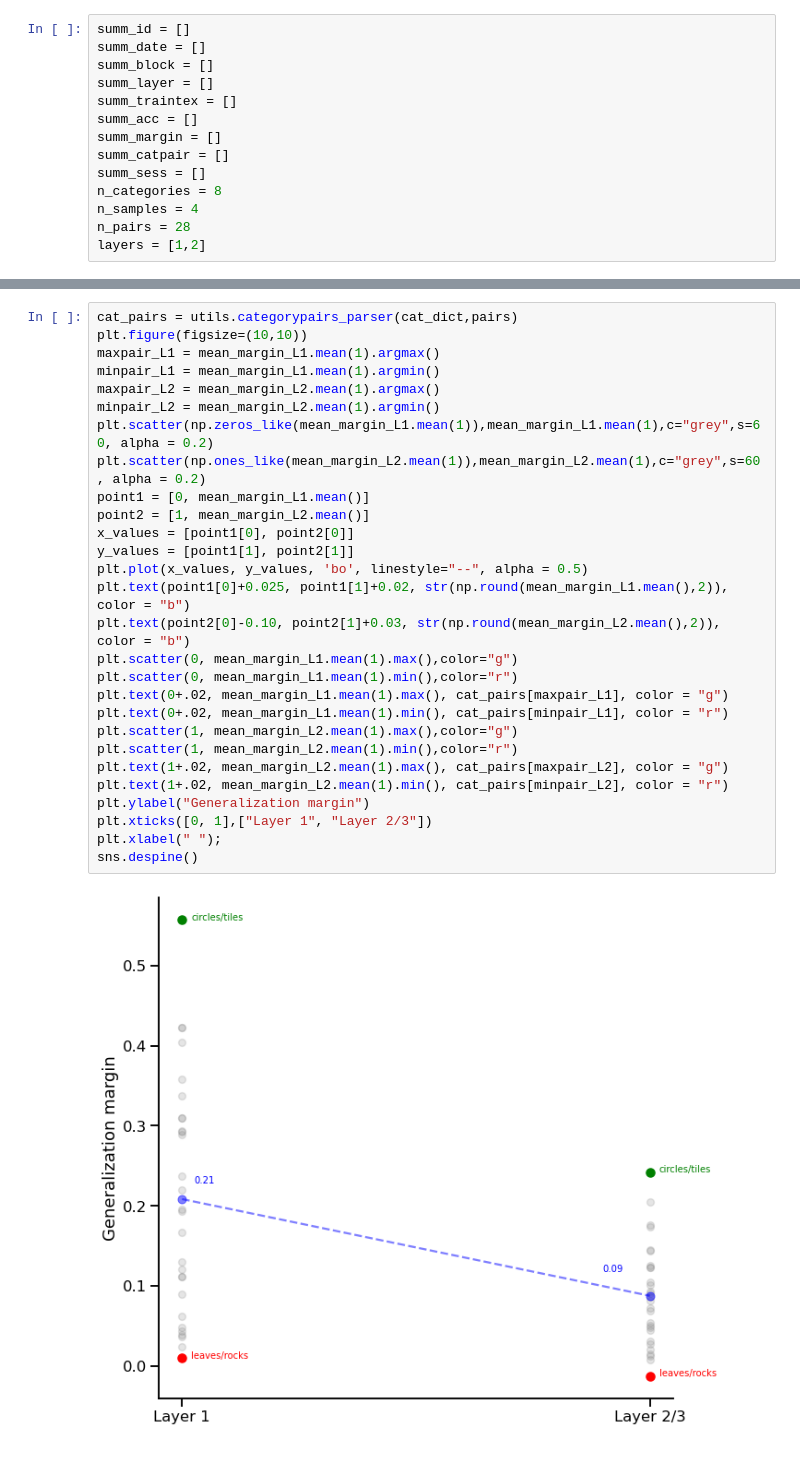
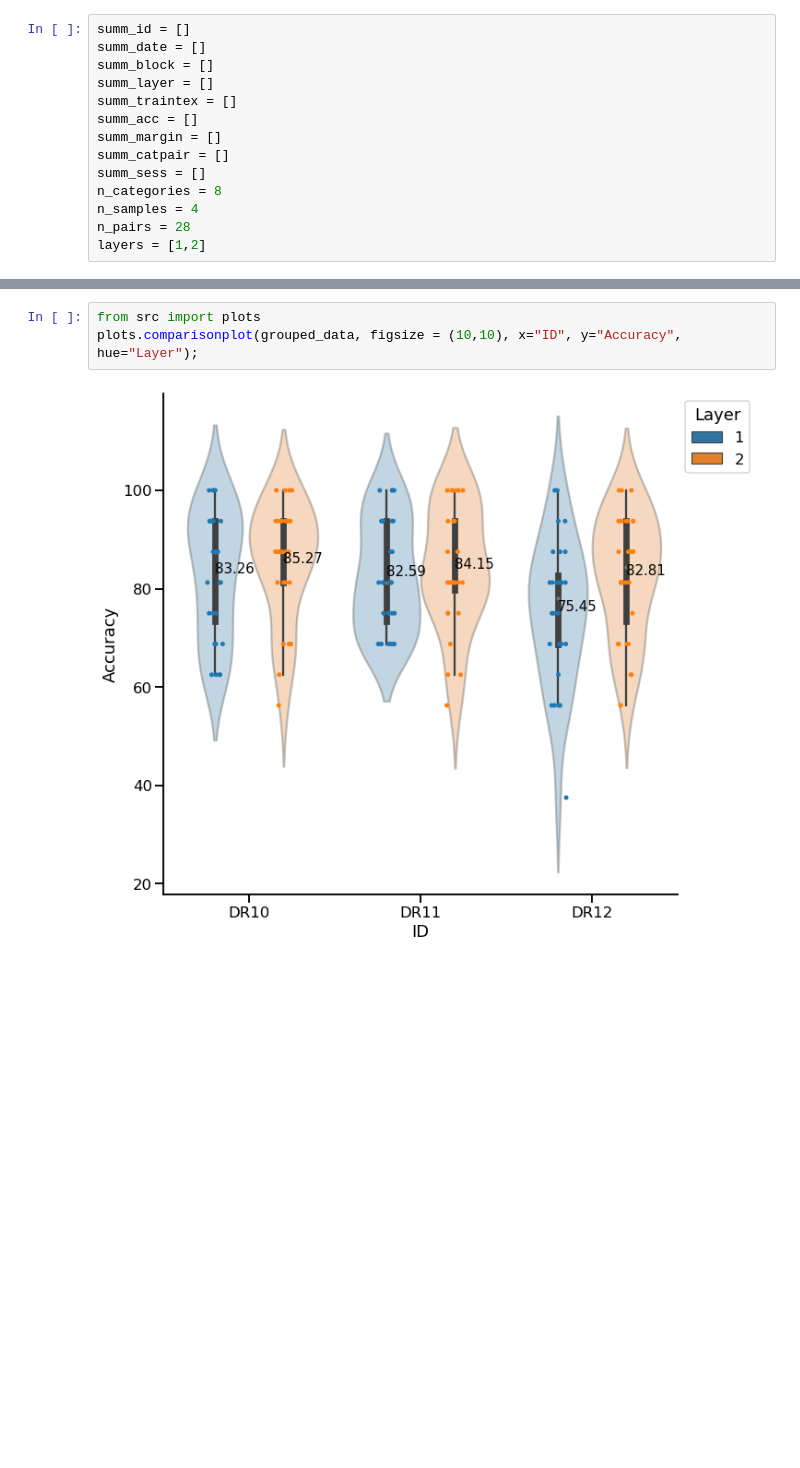
Before and after one commit to NunezKant/Dprime, a Jupyter notebook: PassiveStim/scripts/Minimal load example.ipynb, the cells around one changed output, grey strips where cells are left out. Drawn from its saved outputs; the diff is of its cells as text; blank space fills up the shorter version.

```diff
--- a/PassiveStim/scripts/Minimal load example.ipynb
+++ b/PassiveStim/scripts/Minimal load example.ipynb
@@ -147,30 +127,5 @@ Sessions[0].mean_margin_L1.shape
-# %%
-cat_pairs = utils.categorypairs_parser(cat_dict,pairs)
-plt.figure(figsize=(10,10))
-maxpair_L1 = mean_margin_L1.mean(1).argmax()
-minpair_L1 = mean_margin_L1.mean(1).argmin()
-maxpair_L2 = mean_margin_L2.mean(1).argmax()
-minpair_L2 = mean_margin_L2.mean(1).argmin()
-plt.scatter(np.zeros_like(mean_margin_L1.mean(1)),mean_margin_L1.mean(1),c="grey",s=60, alpha = 0.2)
-plt.scatter(np.ones_like(mean_margin_L2.mean(1)),mean_margin_L2.mean(1),c="grey",s=60, alpha = 0.2)
-point1 = [0, mean_margin_L1.mean()]
-point2 = [1, mean_margin_L2.mean()]
-x_values = [point1[0], point2[0]]
-y_values = [point1[1], point2[1]]
-plt.plot(x_values, y_values, 'bo', linestyle="--", alpha = 0.5)
-plt.text(point1[0]+0.025, point1[1]+0.02, str(np.round(mean_margin_L1.mean(),2)), color = "b")
-plt.text(point2[0]-0.10, point2[1]+0.03, str(np.round(mean_margin_L2.mean(),2)), color = "b")
-plt.scatter(0, mean_margin_L1.mean(1).max(),color="g")
-plt.scatter(0, mean_margin_L1.mean(1).min(),color="r")
-plt.text(0+.02, mean_margin_L1.mean(1).max(), cat_pairs[maxpair_L1], color = "g")
-plt.text(0+.02, mean_margin_L1.mean(1).min(), cat_pairs[minpair_L1], color = "r")
-plt.scatter(1, mean_margin_L2.mean(1).max(),color="g")
-plt.scatter(1, mean_margin_L2.mean(1).min(),color="r")
-plt.text(1+.02, mean_margin_L2.mean(1).max(), cat_pairs[maxpair_L2], color = "g")
-plt.text(1+.02, mean_margin_L2.mean(1).min(), cat_pairs[minpair_L2], color = "r")
-plt.ylabel("Generalization margin")
-plt.xticks([0, 1],["Layer 1", "Layer 2/3"])
-plt.xlabel(" ");
-sns.despine()
-# %% [output]
-[figure, removed]
+# %%
+from src import plots
+plots.comparisonplot(grouped_data, figsize = (10,10), x="ID", y="Accuracy", hue="Layer");
+# %% [output]
+[figure, added]
```
Also changed, not shown: parts of 11 cells of this notebook, 2 other files.
